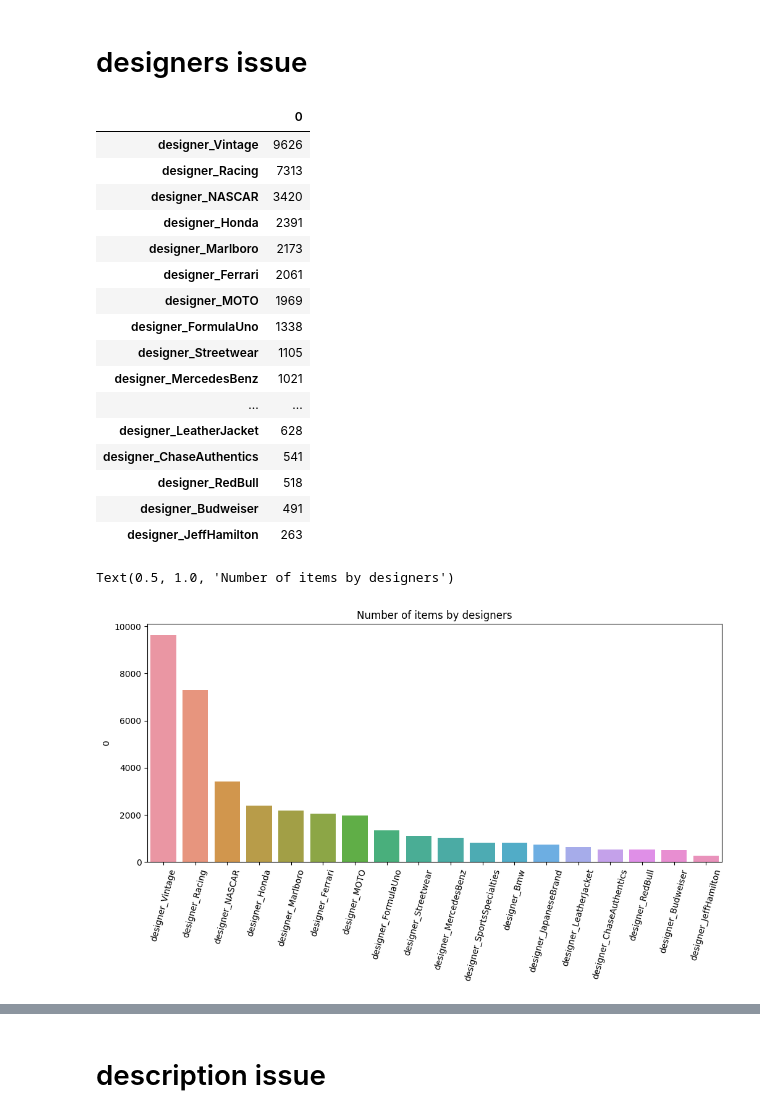
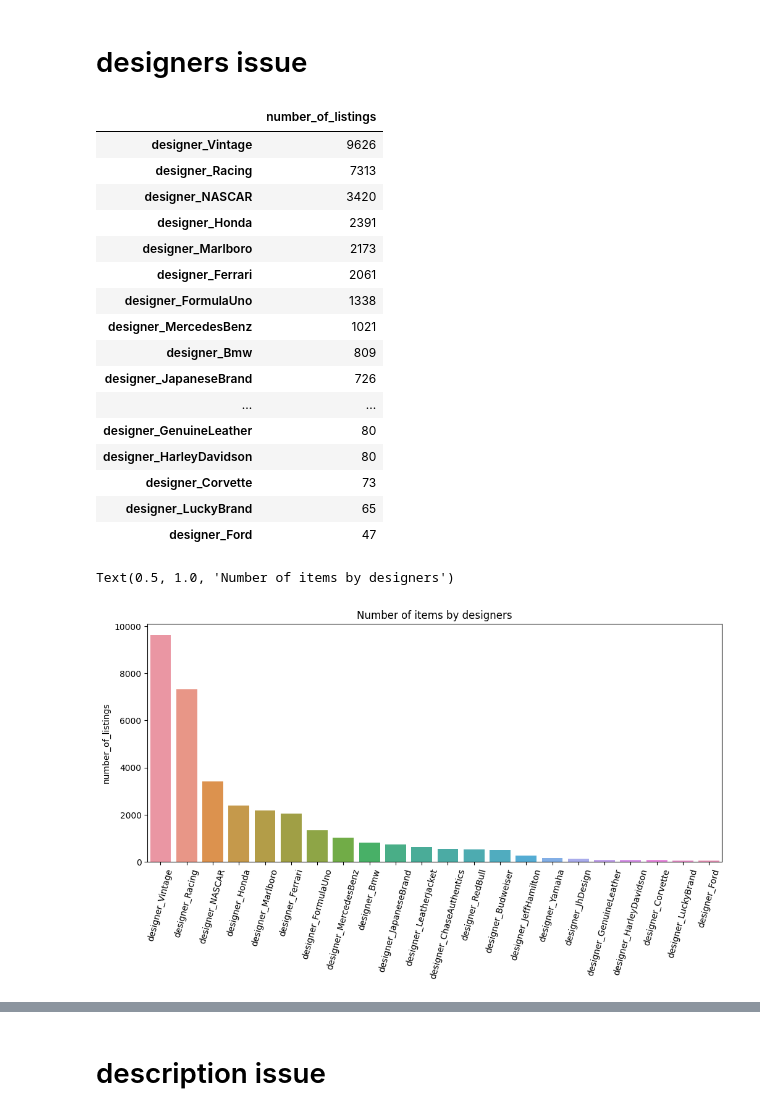
Before and after one commit to kgudalewski/grailed_sales_analysis, a Jupyter notebook: Grailed_data_initial_analysis.ipynb, the cells around one changed output, grey strips where cells are left out. Drawn from its saved outputs; the diff is of its cells as text; code cells hidden in the pictures.

```diff
--- a/Grailed_data_initial_analysis.ipynb
+++ b/Grailed_data_initial_analysis.ipynb
@@ -274,31 +274,34 @@ df.designers = df.designers.str.replace(" ","").str.split("×")
 # %%
 mlb = MultiLabelBinarizer()
 mlb_designers_df = pd.DataFrame(mlb.fit_transform(df.designers),columns=mlb.classes_)
-list_of_top_brands = list(mlb_designers_df.sum().sort_values(ascending=False)[:18].index)
+list_of_top_brands = list(mlb_designers_df.sum().sort_values(ascending=False)[:40].index)
+list_of_brands_to_delete = ['MOTO','Streetwear','SportsSpecialties','GearForSports','MarlboroClassics','MarlboroAdventureTeam','Puma','MadeInUsa', 'Rare', 'BomberJacket', 'Sportswear','Workers','Dainese','Benetton','PepeJeans','VeryRare', 'ScuderiaFerrari', 'WinnersCircle']
+for element in list_of_brands_to_delete:
+  list_of_top_brands.remove(element)
 mlb_designers_df = mlb_designers_df.loc[:,list_of_top_brands]
 columns_names = ["designer_"+name for name in list_of_top_brands]
 mlb_designers_df.columns = columns_names
 # %%
-df_designer_count = pd.DataFrame(mlb_designers_df.sum())
+df_designer_count = pd.DataFrame(mlb_designers_df.sum(),columns=["number_of_listings"])
 df_designer_count
 # %% [output]
-|  | 0 |
+|  | number_of_listings |
 | designer_Vintage | 9626 |
 | designer_Racing | 7313 |
 | designer_NASCAR | 3420 |
 | designer_Honda | 2391 |
 | designer_Marlboro | 2173 |
 | designer_Ferrari | 2061 |
-| designer_MOTO | 1969 |
 | designer_FormulaUno | 1338 |
-| designer_Streetwear | 1105 |
 | designer_MercedesBenz | 1021 |
+| designer_Bmw | 809 |
+| designer_JapaneseBrand | 726 |
 | ... | ... |
-| designer_LeatherJacket | 628 |
-| designer_ChaseAuthentics | 541 |
-| designer_RedBull | 518 |
-| designer_Budweiser | 491 |
-| designer_JeffHamilton | 263 |
+| designer_GenuineLeather | 80 |
+| designer_HarleyDavidson | 80 |
+| designer_Corvette | 73 |
+| designer_LuckyBrand | 65 |
+| designer_Ford | 47 |
 # %%
 plt.figure(figsize=(12,5))
 sns.barplot(x=df_designer_count.index,y=df_designer_count.iloc[:,0])
@@ -306,7 +309,7 @@ plt.xticks(rotation=75)
 plt.title("Number of items by designers")
 # %% [output]
 Text(0.5, 1.0, 'Number of items by designers')
-[figure, old version]
+[figure, new version]
 # %%
 df = pd.concat([df,mlb_designers_df],axis=1).drop(columns=["designers"])
 # %%
```
Also changed, not shown: parts of 12 cells of this notebook.
